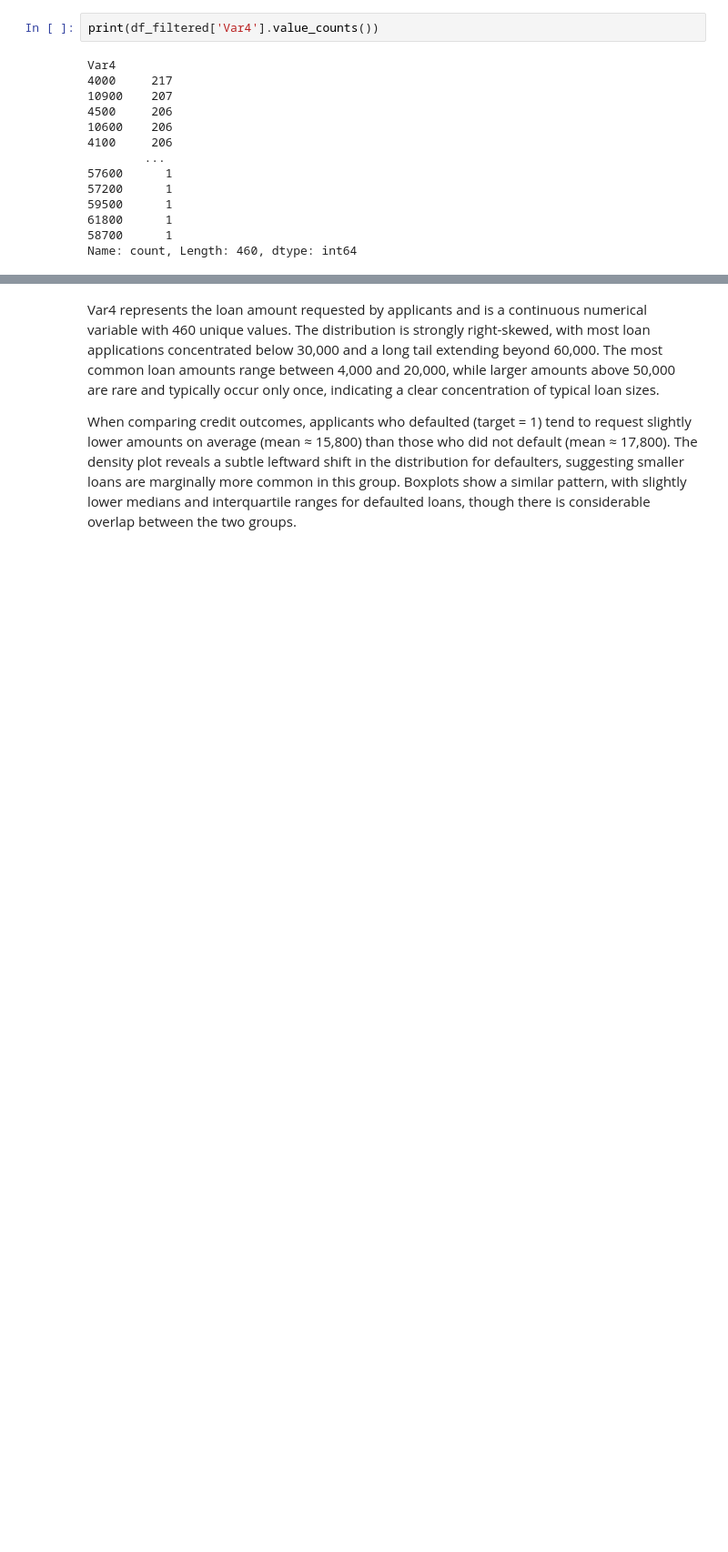
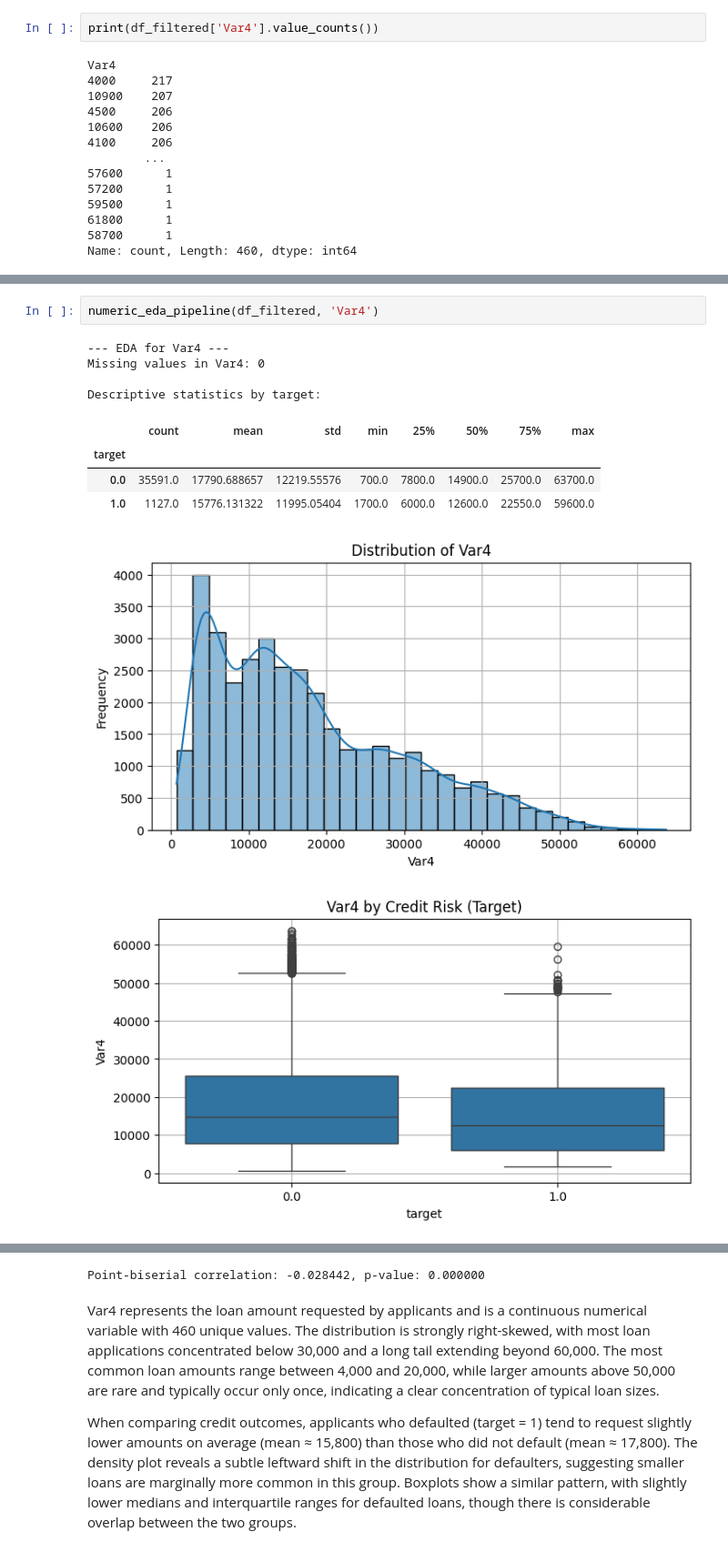
Before and after one commit to shokoufehnaseri/ING-credit_risk, a Jupyter notebook: EDA/EDA.ipynb, the cells around one changed output, grey strips where cells are left out. Shown at 91% size. Cells and saved outputs as stored; diff of their text form; blank space fills up the shorter version.

```diff
--- a/EDA/EDA.ipynb
+++ b/EDA/EDA.ipynb
@@ -633,0 +540,13 @@ EDA for Var4
+# %%
+numeric_eda_pipeline(df_filtered, 'Var4')
+# %% [output]
+--- EDA for Var4 ---
+Missing values in Var4: 0
+
+Descriptive statistics by target:
+|  | count | mean | std | min | 25% | 50% | 75% | max |
+| target |  |  |  |  |  |  |  |  |
+| 0.0 | 35591.0 | 17790.688657 | 12219.55576 | 700.0 | 7800.0 | 14900.0 | 25700.0 | 63700.0 |
+| 1.0 | 1127.0 | 15776.131322 | 11995.05404 | 1700.0 | 6000.0 | 12600.0 | 22550.0 | 59600.0 |
+[figure, added]
+[figure, added]
@@ -634,3 +554,4 @@ EDA for Var4
+Point-biserial correlation: -0.028442, p-value: 0.000000
 # %% [markdown]
 Var4 represents the loan amount requested by applicants and is a continuous numerical variable with 460 unique values. The distribution is strongly right-skewed, with most loan applications concentrated below 30,000 and a long tail extending beyond 60,000. The most common loan amounts range between 4,000 and 20,000, while larger amounts above 50,000 are rare and typically occur only once, indicating a clear concentration of typical loan sizes.
 
```
Also changed, not shown: parts of 59 cells of this notebook, 6 other files.
